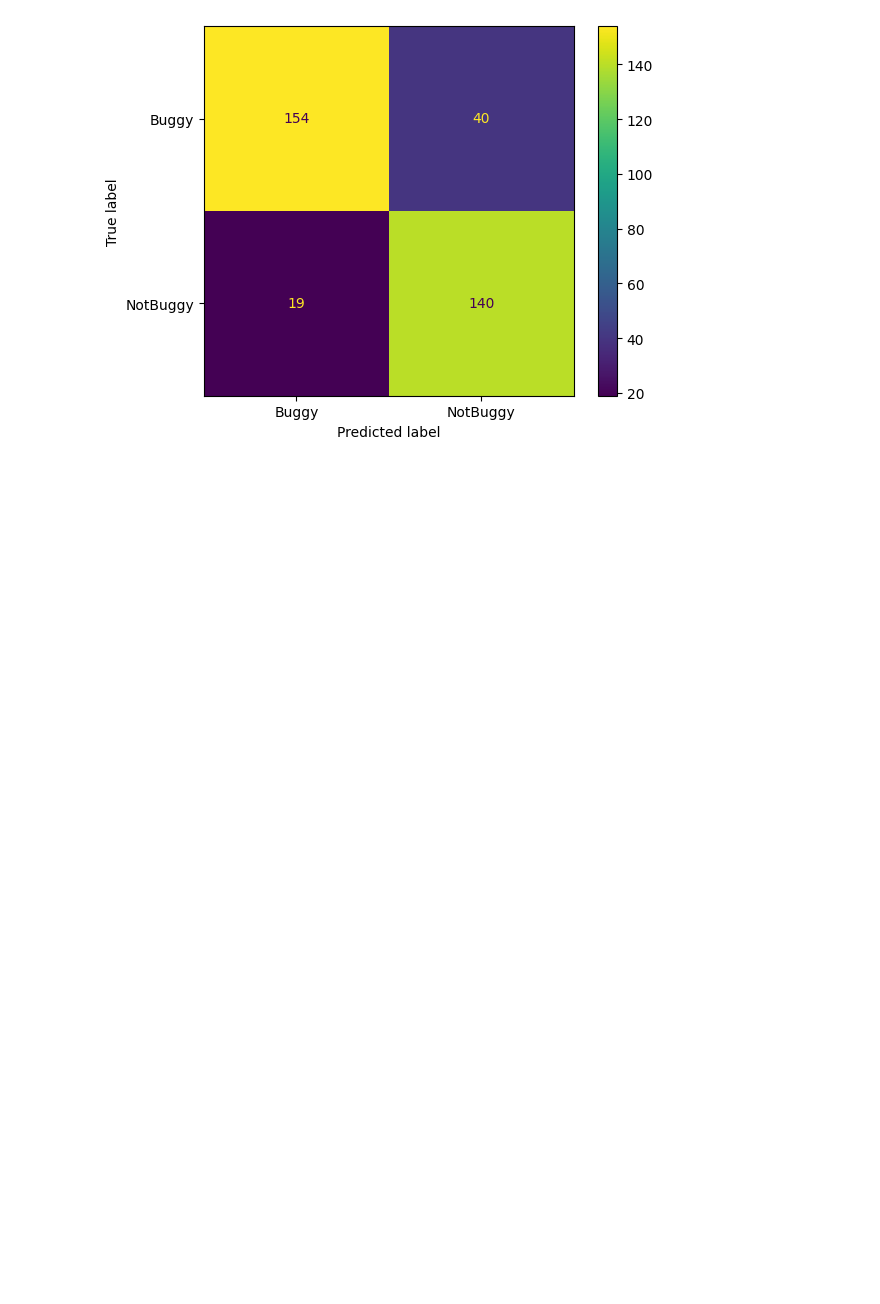
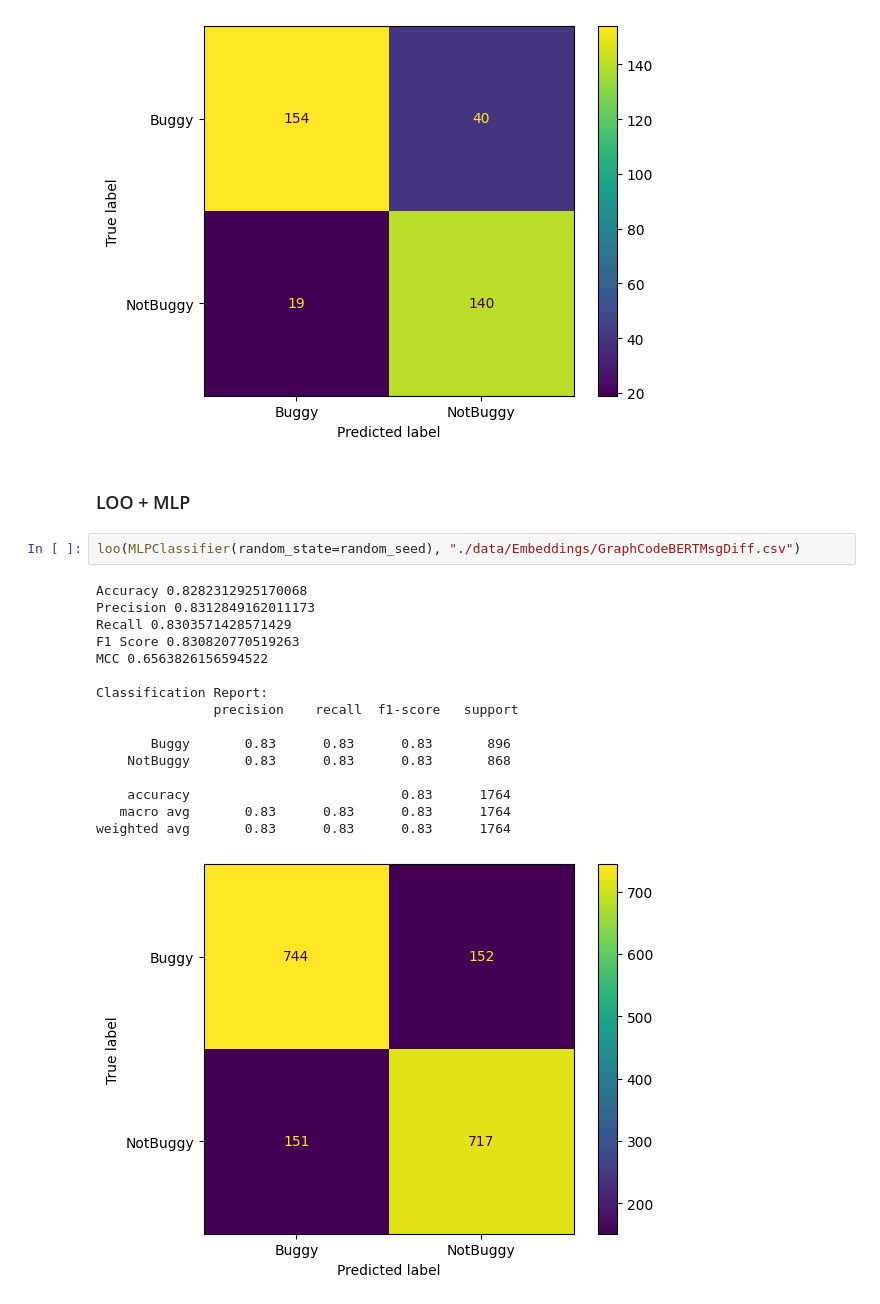
Before and after one commit to SQMLab/Tangled, a Jupyter notebook: RQ3.ipynb, the cells around one changed output. Drawn from its saved outputs; the diff is of its cells as text; blank space fills up the shorter version.

```diff
--- a/RQ3.ipynb
+++ b/RQ3.ipynb
@@ -762,3 +804,24 @@ Classification Report:
    macro avg       0.83      0.84      0.83       353
 weighted avg       0.84      0.83      0.83       353
 [figure]
+# %% [markdown]
+### LOO + MLP
+# %%
+loo(MLPClassifier(random_state=random_seed), "./data/Embeddings/GraphCodeBERTMsgDiff.csv")
+# %% [output]
+Accuracy 0.8282312925170068
+Precision 0.8312849162011173
+Recall 0.8303571428571429
+F1 Score 0.830820770519263
+MCC 0.6563826156594522
+
+Classification Report:
+               precision    recall  f1-score   support
+
+       Buggy       0.83      0.83      0.83       896
+    NotBuggy       0.83      0.83      0.83       868
+
+    accuracy                           0.83      1764
+   macro avg       0.83      0.83      0.83      1764
+weighted avg       0.83      0.83      0.83      1764
+[figure, added]
```
Also changed, not shown: parts of 4 cells of this notebook.
